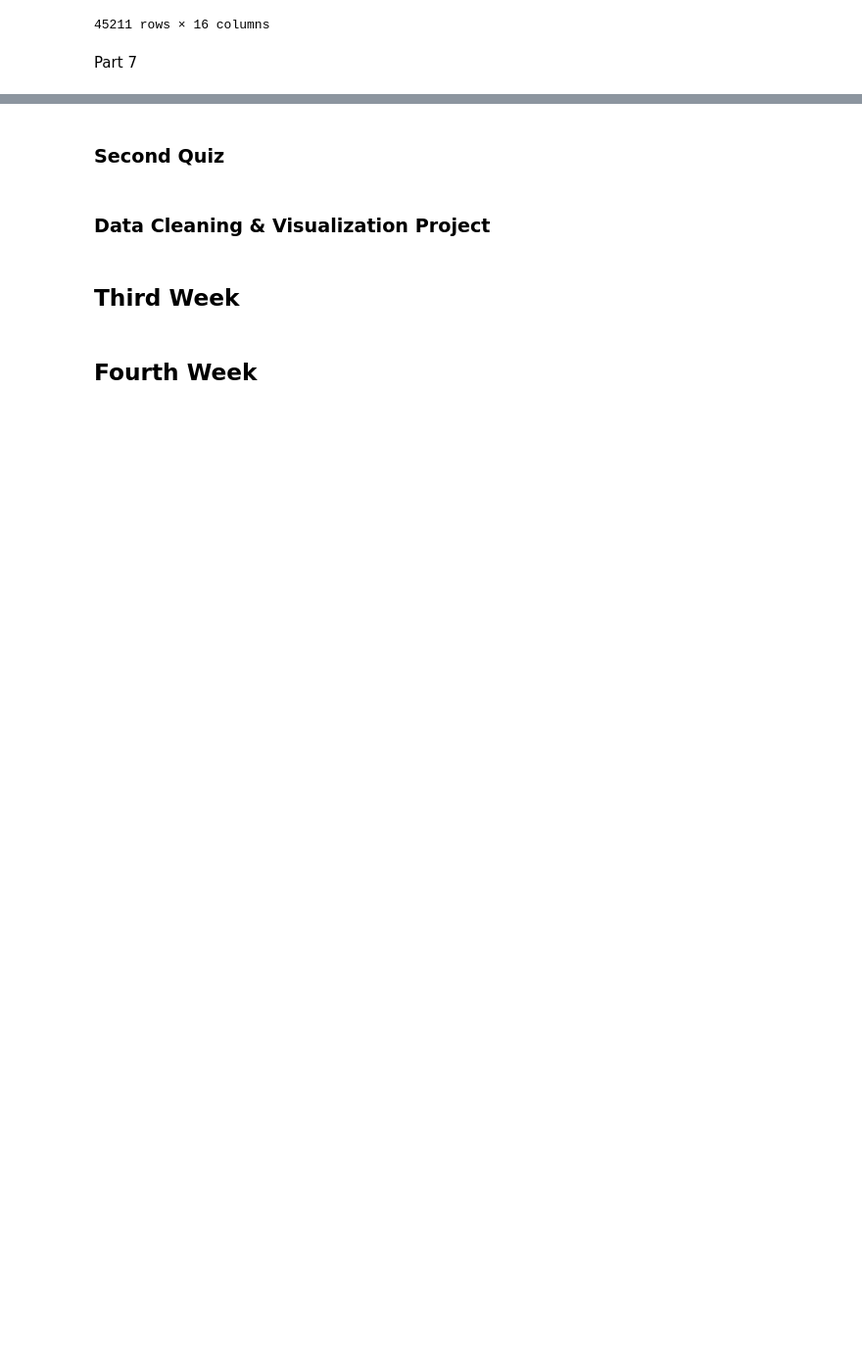
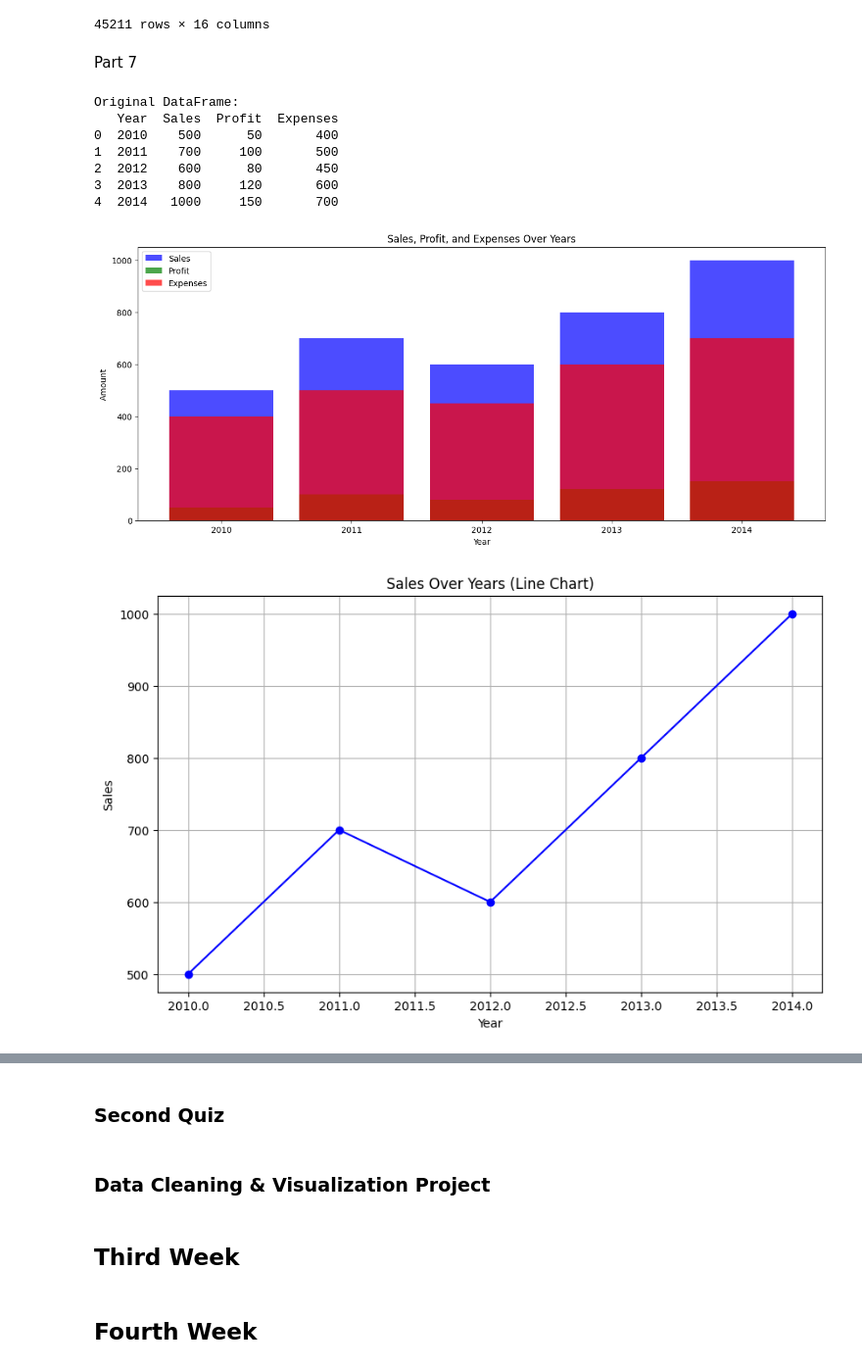
Before and after one commit to Monta243/Python1, a Jupyter notebook: Masar_Camp.ipynb, the cells around one changed output, grey strips where cells are left out. Shown at 98% size. Drawn from its saved outputs; the diff is of its cells as text; code cells hidden in the pictures; blank space fills up the shorter version.

```diff
--- a/Masar_Camp.ipynb
+++ b/Masar_Camp.ipynb
@@ -1329,3 +1329,60 @@ X
 45211 rows × 16 columns
 # %% [markdown]
 Part 7
+# %%
+import pandas as pd
+import numpy as np
+import matplotlib.pyplot as plt
+
+# Create a sample DataFrame
+data = {
+    'Year': [2010, 2011, 2012, 2013, 2014],
+    'Sales': [500, 700, 600, 800, 1000],
+    'Profit': [50, 100, 80, 120, 150],
+    'Expenses': [400, 500, 450, 600, 700]
+}
+
+df = pd.DataFrame(data)
+
+# Display the original DataFrame
+print("Original DataFrame:")
+print(df)
+
+# Bar Plot for Sales, Profit, and Expenses over Years
+plt.figure(figsize=(15, 6))
+plt.bar(df['Year'], df['Sales'], label='Sales', color='blue', alpha=0.7)
+plt.bar(df['Year'], df['Profit'], label='Profit', color='green', alpha=0.7)
+plt.bar(df['Year'], df['Expenses'], label='Expenses', color='red', alpha=0.7)
+plt.xlabel('Year')
+plt.ylabel('Amount')
+plt.title('Sales, Profit, and Expenses Over Years')
+plt.legend()
+plt.show()
+
+# Line Chart for Sales over Years
+plt.figure(figsize=(10, 6))
+plt.plot(df['Year'], df['Sales'], marker='o', linestyle='-', color='blue')
+plt.xlabel('Year')
+plt.ylabel('Sales')
+plt.title('Sales Over Years (Line Chart)')
+plt.grid(True)
+plt.show()
+
+# Scatter Plot for Profit vs Expenses
+plt.figure(figsize=(10, 6))
+plt.scatter(df['Profit'], df['Expenses'], color='green', alpha=0.7)
+plt.xlabel('Profit')
+plt.ylabel('Expenses')
+plt.title('Profit vs Expenses (Scatter Plot)')
+plt.grid(True)
+plt.show()
+# %% [output]
+Original DataFrame:
+   Year  Sales  Profit  Expenses
+0  2010    500      50       400
+1  2011    700     100       500
+2  2012    600      80       450
+3  2013    800     120       600
+4  2014   1000     150       700
+[figure, added]
+[figure, added]
```
Also changed, not shown: parts of 7 cells of this notebook.
